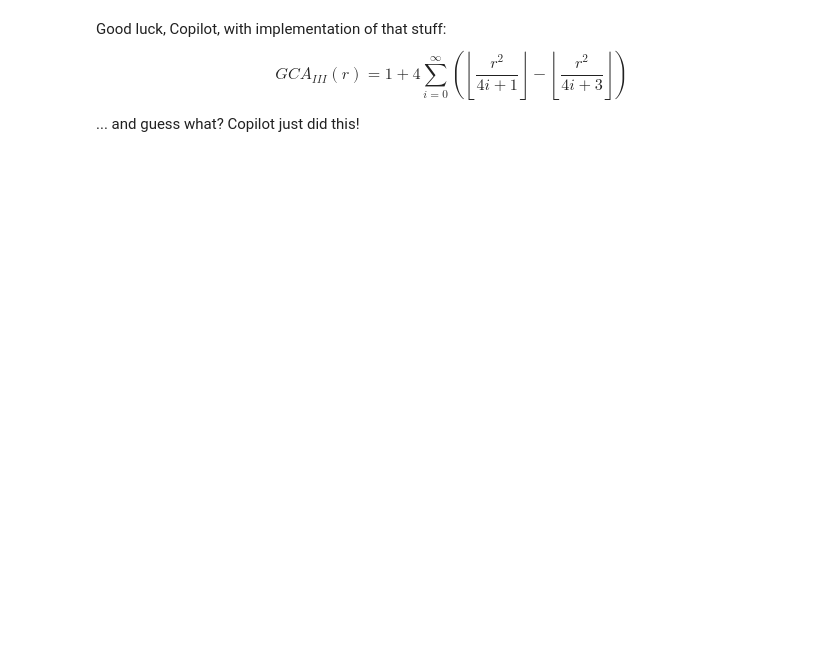
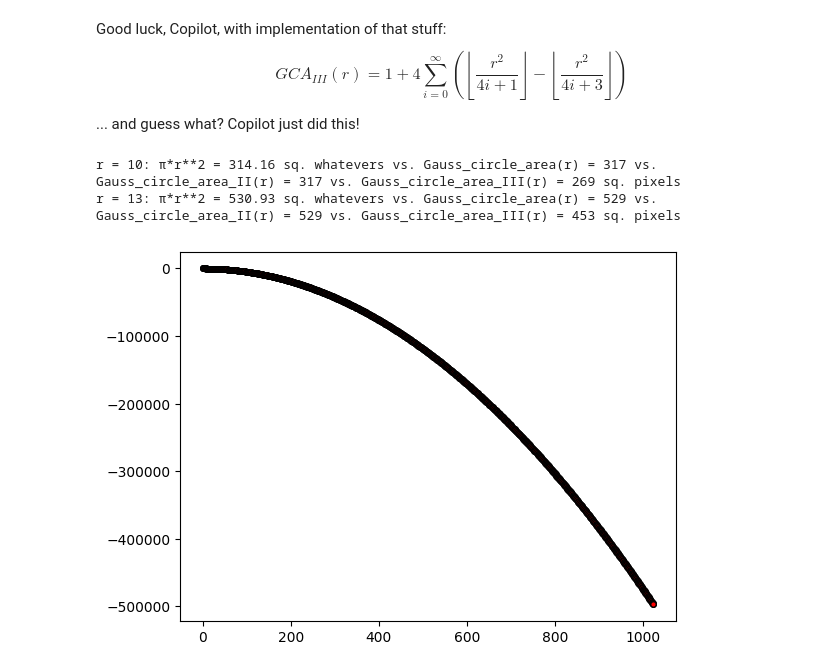
Before and after one commit to Bahrd/AppliedPythonology, a Jupyter notebook: ipynbs/latticeCircle.ipynb, the cells around one changed output. Drawn from its saved outputs; the diff is of its cells as text; code cells hidden in the pictures; blank space fills up the shorter version.

```diff
--- a/ipynbs/latticeCircle.ipynb
+++ b/ipynbs/latticeCircle.ipynb
@@ -38,12 +42,16 @@ $$
 
 ... and guess what? Copilot just did this!
 # %%
-def Gauss_circle_area_III(r: float, max_iter: int = 1000):
+def Gauss_circle_area_III(r: float, max_iter: int = 1):
    rs = [floor(r*r/(4*i + 1)) - floor(r*r/(4*i + 3)) for i in range(max_iter)]
    area = 1 + 4*add.reduce(rs)
    return area
 
 # Example usage
 for r in (10, 13):
    print(f'{r = }: {π*r**2 = :.2f} sq. whatevers vs. {Gauss_circle_area(r) = } vs. {Gauss_circle_area_II(r) = } vs. {Gauss_circle_area_III(r) = } sq. pixels')
 _ = plot([Gauss_circle_area_III(r) - π*r**2 for r in range(0x400)], 'ko', ls='-', ms = 0o4, markerfacecolor = 'r' ), show()
+# %% [output]
+r = 10: π*r**2 = 314.16 sq. whatevers vs. Gauss_circle_area(r) = 317 vs. Gauss_circle_area_II(r) = 317 vs. Gauss_circle_area_III(r) = 269 sq. pixels
+r = 13: π*r**2 = 530.93 sq. whatevers vs. Gauss_circle_area(r) = 529 vs. Gauss_circle_area_II(r) = 529 vs. Gauss_circle_area_III(r) = 453 sq. pixels
+[figure, added]
```
Also changed, not shown: parts of 1 cell of this notebook, 11 other files.
